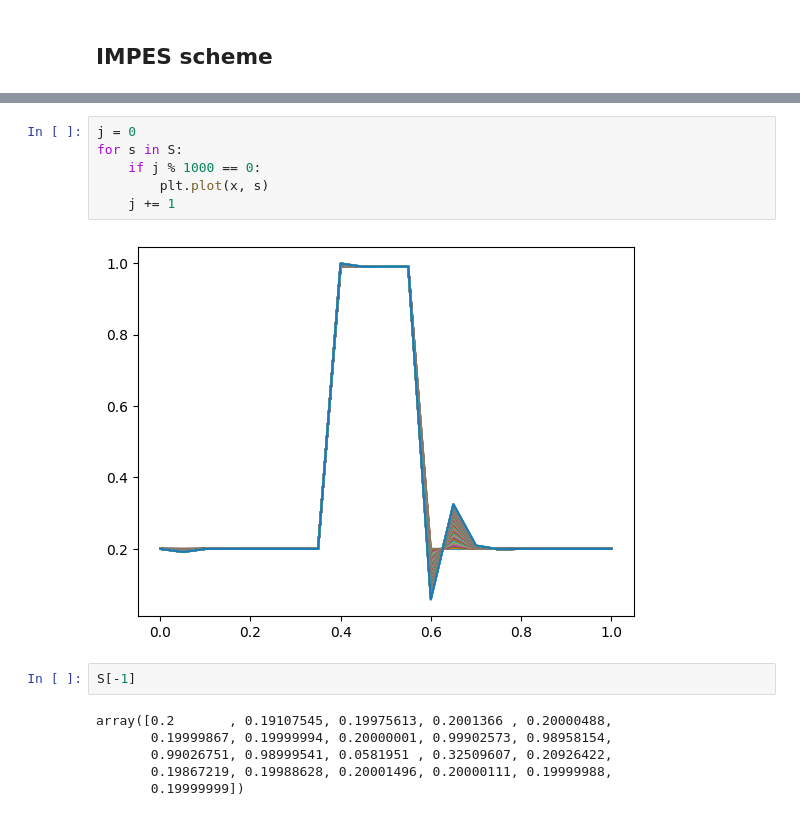
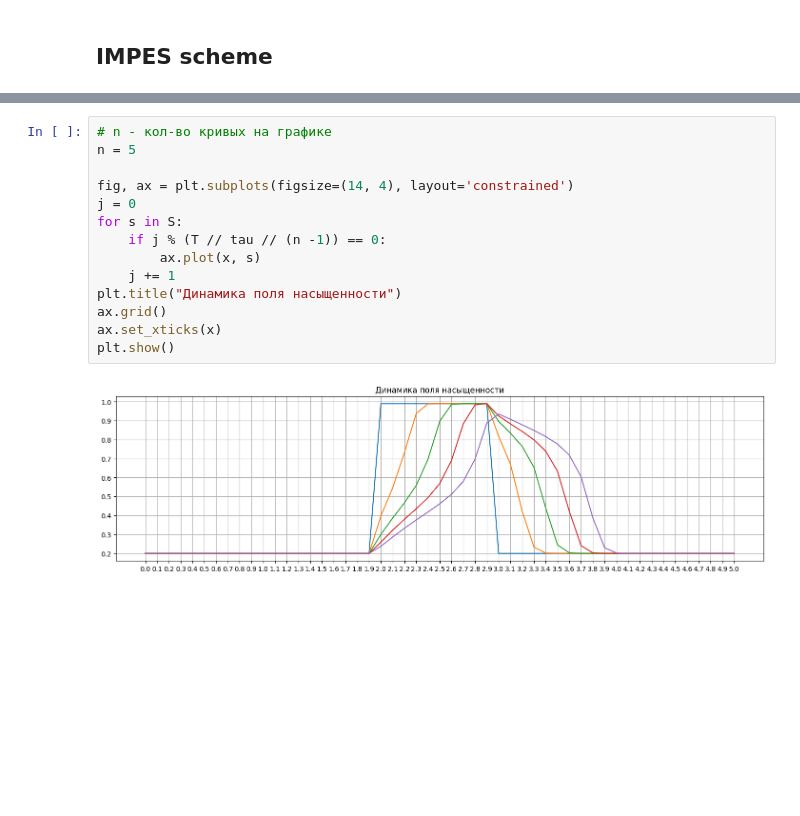
Before and after one commit to lnrSmglln/Carbonate-Acidizing-Modeling, a Jupyter notebook: 2phase.ipynb, the cells around one changed output, grey strips where cells are left out. Drawn from its saved outputs; the diff is of its cells as text; blank space fills up the shorter version.

```diff
--- a/2phase.ipynb
+++ b/2phase.ipynb
@@ -247,16 +321,16 @@ plt.show()
-# %%
-j = 0
-for s in S:
-    if j % 1000 == 0:
-        plt.plot(x, s)
-    j += 1
-# %% [output]
-[figure, removed]
-# %%
-S[-1]
-# %% [output]
-array([0.2       , 0.19107545, 0.19975613, 0.2001366 , 0.20000488,
-       0.19999867, 0.19999994, 0.20000001, 0.99902573, 0.98958154,
-       0.99026751, 0.98999541, 0.0581951 , 0.32509607, 0.20926422,
-       0.19867219, 0.19988628, 0.20001496, 0.20000111, 0.19999988,
-       0.19999999])
+# %%
+# n - кол-во кривых на графике
+n = 5
+
+fig, ax = plt.subplots(figsize=(14, 4), layout='constrained')
+j = 0
+for s in S:
+    if j % (T // tau // (n -1)) == 0:
+        ax.plot(x, s)
+    j += 1
+plt.title("Динамика поля насыщенности")
+ax.grid()
+ax.set_xticks(x)
+plt.show()
+# %% [output]
+[figure, added]
```
Also changed, not shown: parts of 31 cells of this notebook, 1 other file.
